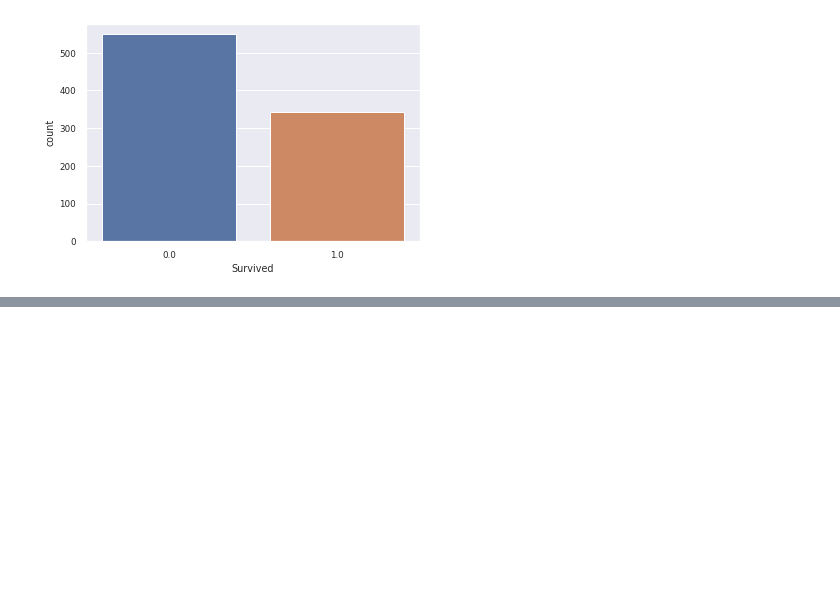
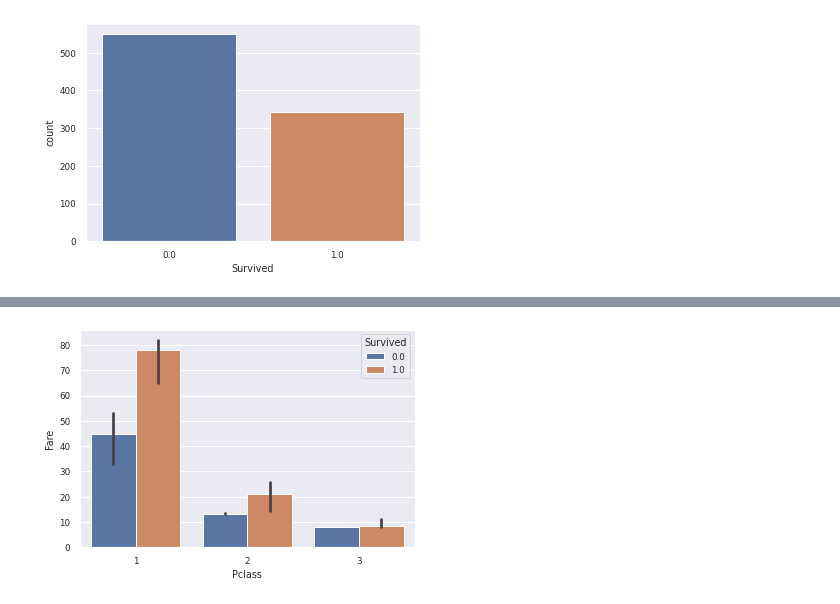
Before and after one commit to daaanum/daaan, a Jupyter notebook: 머신러닝_응용0.ipynb, the cells around one changed output, grey strips where cells are left out. Saved outputs shown, nothing was run; the diff lists cells and outputs as text; code cells hidden in the pictures; blank space fills up the shorter version.

```diff
--- a/머신러닝_응용0.ipynb
+++ b/머신러닝_응용0.ipynb
@@ -186,0 +197,5 @@ plt.show()
+# %%
+sns.barplot(x='Pclass', y='Fare', hue = 'Survived', data=data[data['TrainSplit']=='Train'], estimator = np.median)
+plt.show()
+# %% [output]
+[figure, added]
```
Also changed, not shown: parts of 3 cells of this notebook.
